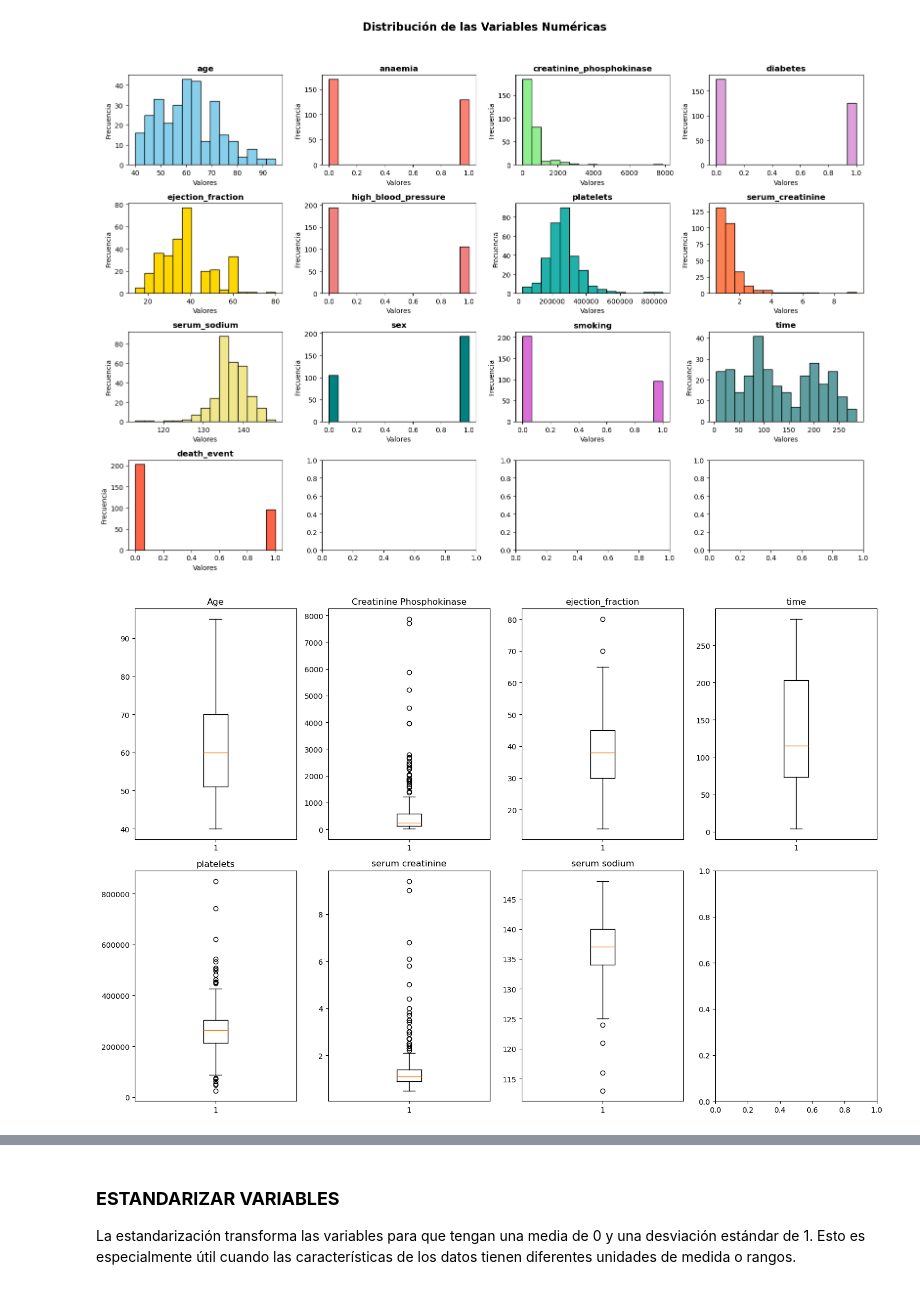
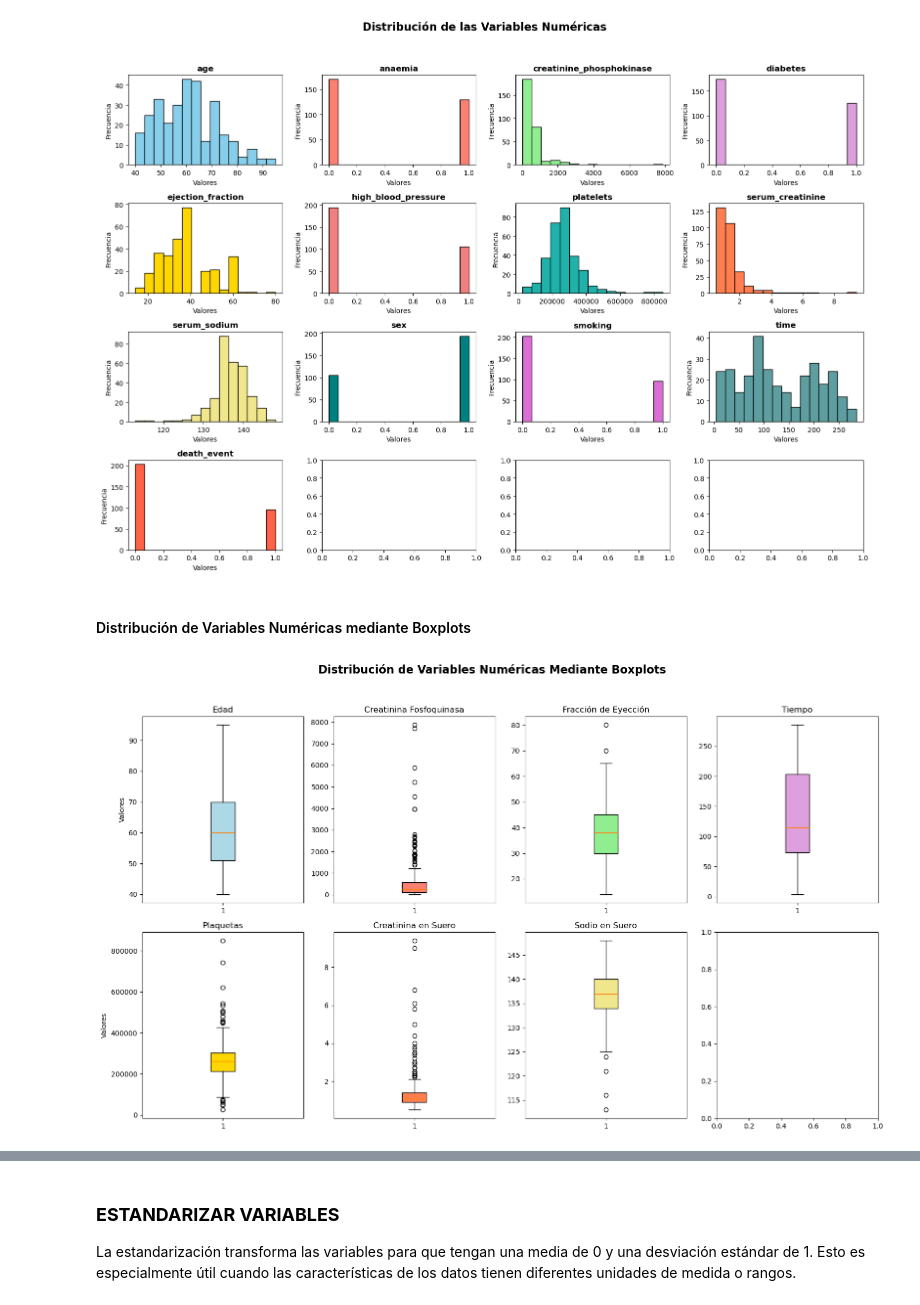
Before and after one commit to Vikktor93/Tarea4MachineLearning, a Jupyter notebook: Tarea_Final.ipynb, the cells around one changed output, grey strips where cells are left out. Saved outputs shown, nothing was run; the diff lists cells and outputs as text; code cells hidden in the pictures.

```diff
--- a/Tarea_Final.ipynb
+++ b/Tarea_Final.ipynb
@@ -205,31 +246,42 @@ plt.tight_layout(rect=[0, 0.03, 1, 0.95])
 plt.show()
 # %% [output]
 [figure]
+# %% [markdown]
+#### Distribución de Variables Numéricas mediante Boxplots
 # %%
-fig, axes = plt.subplots(2, 4, figsize=(15, 10))
+# Título para los gráficos de boxplot
+fig, axes = plt.subplots(2, 4, figsize=(16, 10))
+fig.suptitle("Distribución de Variables Numéricas Mediante Boxplots", fontsize=16, fontweight='bold')
 
-axes[0, 0].boxplot(new_df['age'])
-axes[0, 0].set_title('Age')
+# Colores personalizados para los boxplots
+boxplot_colors = ['lightblue', 'salmon', 'lightgreen', 'plum', 'gold', 'coral', 'khaki']
 
-axes[0, 1].boxplot(new_df['creatinine_phosphokinase'])
-axes[0, 1].set_title('Creatinine Phosphokinase')
+# Añadir cada boxplot con colores personalizados y etiquetas
+axes[0, 0].boxplot(new_df['age'], patch_artist=True, boxprops=dict(facecolor=boxplot_colors[0]))
+axes[0, 0].set_title('Edad', fontsize=12)
+axes[0, 0].set_ylabel('Valores')
 
-axes[0, 2].boxplot(new_df['ejection_fraction'])
-axes[0, 2].set_title('ejection_fraction')
+axes[0, 1].boxplot(new_df['creatinine_phosphokinase'], patch_artist=True, boxprops=dict(facecolor=boxplot_colors[1]))
+axes[0, 1].set_title('Creatinina Fosfoquinasa', fontsize=12)
 
-axes[0, 3].boxplot(new_df['time'])
-axes[0, 3].set_title('time')
+axes[0, 2].boxplot(new_df['ejection_fraction'], patch_artist=True, boxprops=dict(facecolor=boxplot_colors[2]))
+axes[0, 2].set_title('Fracción de Eyección', fontsize=12)
 
-axes[1, 0].boxplot(new_df['platelets'])
-axes[1, 0].set_title('platelets')
+axes[0, 3].boxplot(new_df['time'], patch_artist=True, boxprops=dict(facecolor=boxplot_colors[3]))
+axes[0, 3].set_title('Tiempo', fontsize=12)
 
-axes[1, 1].boxplot(new_df['serum_creatinine'])
-axes[1, 1].set_title('serum creatinine')
+axes[1, 0].boxplot(new_df['platelets'], patch_artist=True, boxprops=dict(facecolor=boxplot_colors[4]))
+axes[1, 0].set_title('Plaquetas', fontsize=12)
+axes[1, 0].set_ylabel('Valores')
 
-axes[1, 2].boxplot(new_df['serum_sodium'])
-axes[1, 2].set_title('serum sodium')
+axes[1, 1].boxplot(new_df['serum_creatinine'], patch_artist=True, boxprops=dict(facecolor=boxplot_colors[5]))
+axes[1, 1].set_title('Creatinina en Suero', fontsize=12)
 
-plt.tight_layout()
+axes[1, 2].boxplot(new_df['serum_sodium'], patch_artist=True, boxprops=dict(facecolor=boxplot_colors[6]))
+axes[1, 2].set_title('Sodio en Suero', fontsize=12)
+
+# Ajustar el diseño para que no se superpongan
+plt.tight_layout(rect=[0, 0.03, 1, 0.95])
 plt.show()
 # %% [output]
-[figure, old version]
+[figure, new version]
```
Also changed, not shown: parts of 17 cells of this notebook.
